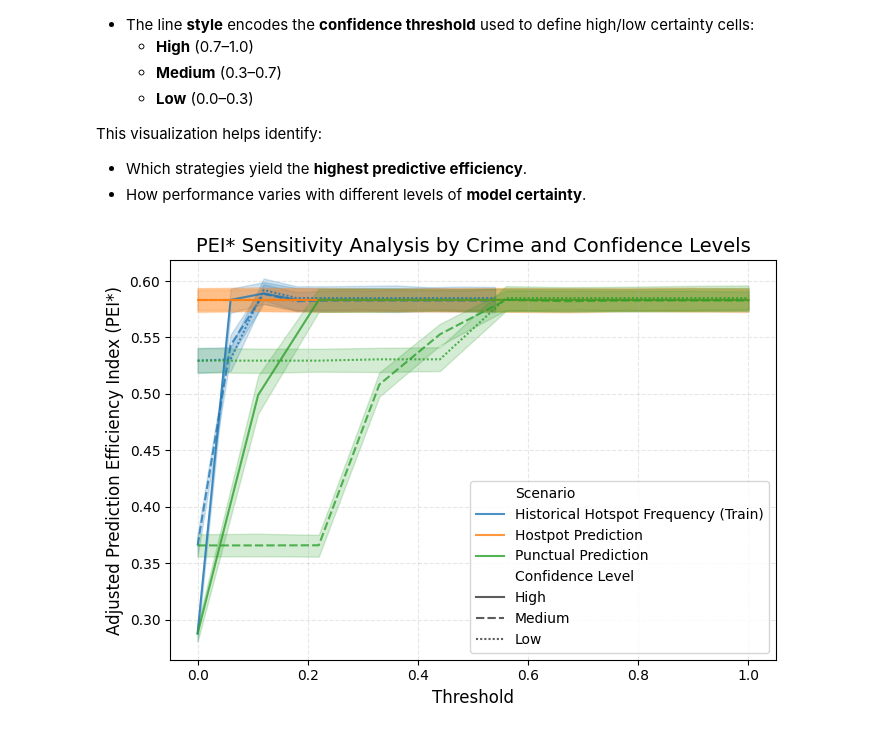
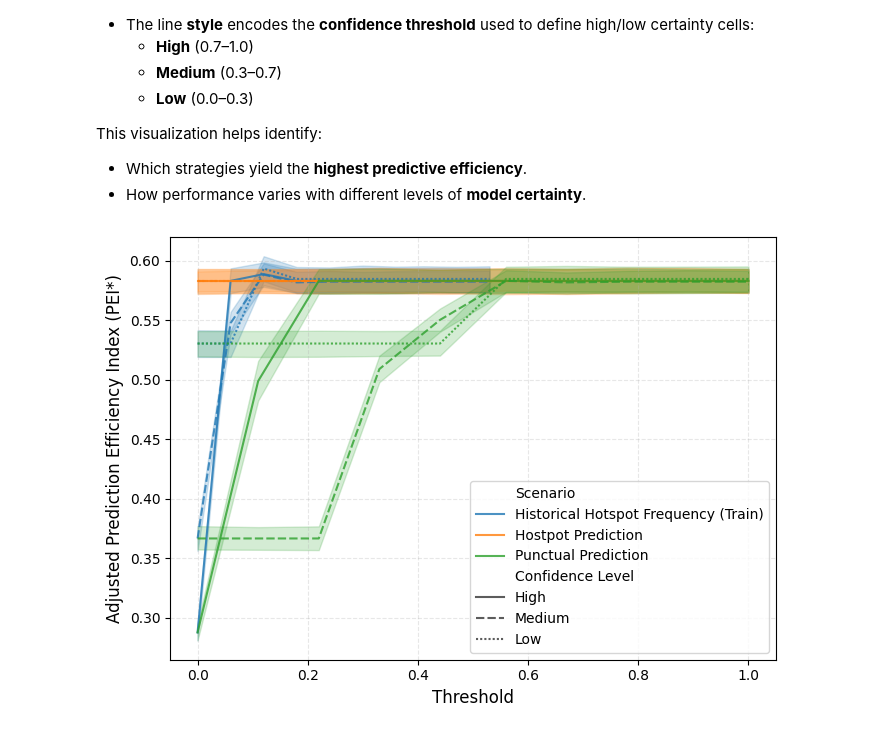
Before and after one commit to cristian-pulido/uncertainty-informed-decision-making, a Jupyter notebook: articulos/uncertainty-hotspots/experiments/chicago_real_data/05_evaluate_new_hotspots.ipynb, the cells around one changed output. Saved outputs shown, nothing was run; the diff lists cells and outputs as text; code cells hidden in the pictures.

Commit message:
template_basic_analysis

```diff
--- a/articulos/uncertainty-hotspots/experiments/chicago_real_data/05_evaluate_new_hotspots.ipynb
+++ b/articulos/uncertainty-hotspots/experiments/chicago_real_data/05_evaluate_new_hotspots.ipynb
@@ -271,31 +263,31 @@ This visualization helps identify:
 # %%
 df_metrics_detailed["Confidence Level"] = pd.cut(
     df_metrics_detailed["Conf Threshold"],
     bins=[0, 0.3, 0.7, 1.0],
     labels=["Low", "Medium", "High"]
 )
 
 plt.figure(figsize=(7, 5))
 
 sns.lineplot(
     data=df_metrics_detailed,
     x="Freq Threshold",
     y="pei_star",
     hue="Scenario",
     style="Confidence Level",
     palette="tab10",
     alpha=0.8,
     style_order=["High","Medium","Low"]
 )
 
-plt.title("PEI* Sensitivity Analysis by Crime and Confidence Levels", fontsize=14)
+# plt.title("PEI* Sensitivity Analysis by Crime and Confidence Levels", fontsize=14)
 plt.xlabel("Threshold", fontsize=12)
 plt.ylabel("Adjusted Prediction Efficiency Index (PEI*)", fontsize=12)
 plt.legend(title="", loc='lower right', fontsize=10)
 plt.grid(True, linestyle="--", alpha=0.3)
 plt.tight_layout()
 plt.savefig("../../results/figures/sensitivity.pdf", format="pdf", bbox_inches="tight", dpi=300)
 plt.savefig("../../results/figures/sensitivity.png", format="png", bbox_inches="tight", dpi=300)
 plt.show()
 # %% [output]
-[figure, old version]
+[figure, new version]
```
Also changed, not shown: parts of 2 cells of this notebook, 49 other files.
